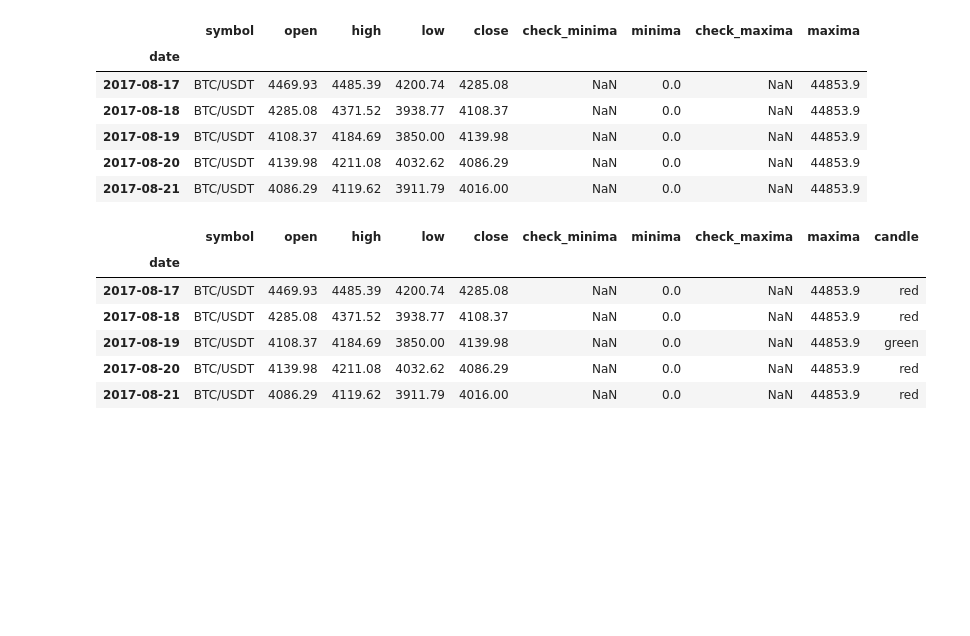
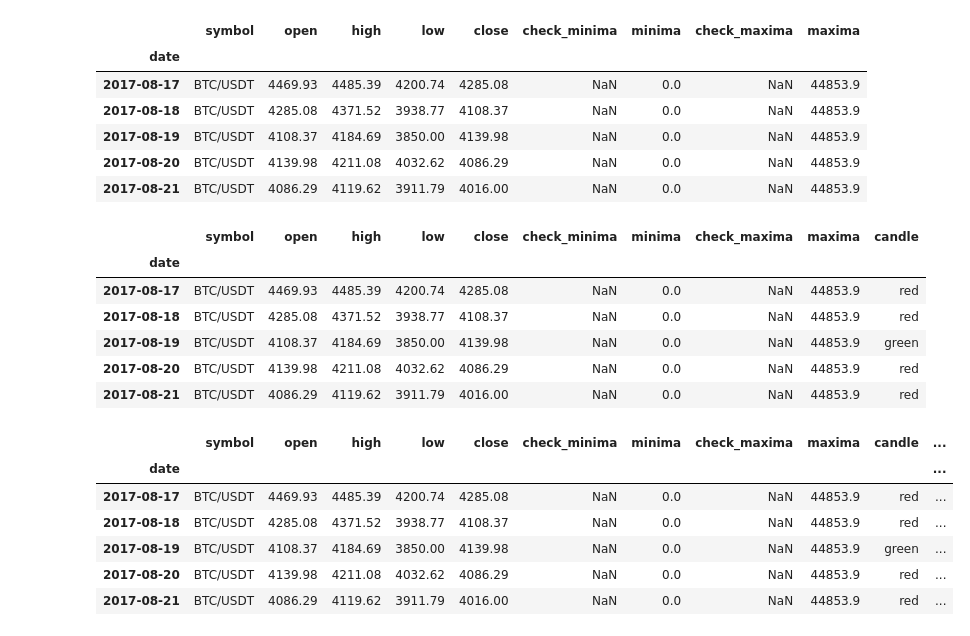
Before and after one commit to adevrent/freqtrade_custom_strats, a Jupyter notebook: python_concepts/orderblocks.ipynb, the cells around one changed output. Saved outputs shown, nothing was run; the diff lists cells and outputs as text; code cells hidden in the pictures; blank space fills up the shorter version.

```diff
--- a/python_concepts/orderblocks.ipynb
+++ b/python_concepts/orderblocks.ipynb
@@ -166,14 +166,22 @@ df.head()
 # %%
 df.loc[
     (df["check_maxima"] == True &
-     df["maxima"] > df["maxima"].shift(periods = 1)
+     (df["maxima"] > df["maxima"].shift(periods = 1))
     ),
 "higher_high"] = True
 
 df.loc[
     (df["check_minima"] == True &
-     df["minima"] < df["minima"].shift(periods = 1)
+     (df["minima"] < df["minima"].shift(periods = 1))
     ),
 "lower_low"] = True
 
 df.head()
+# %% [output]
+|  | symbol | open | high | low | close | check_minima | minima | check_maxima | maxima | candle | ... |
+| date |  |  |  |  |  |  |  |  |  |  | ... |
+| 2017-08-17 | BTC/USDT | 4469.93 | 4485.39 | 4200.74 | 4285.08 | NaN | 0.0 | NaN | 44853.9 | red | ... |
+| 2017-08-18 | BTC/USDT | 4285.08 | 4371.52 | 3938.77 | 4108.37 | NaN | 0.0 | NaN | 44853.9 | red | ... |
+| 2017-08-19 | BTC/USDT | 4108.37 | 4184.69 | 3850.00 | 4139.98 | NaN | 0.0 | NaN | 44853.9 | green | ... |
+| 2017-08-20 | BTC/USDT | 4139.98 | 4211.08 | 4032.62 | 4086.29 | NaN | 0.0 | NaN | 44853.9 | red | ... |
+| 2017-08-21 | BTC/USDT | 4086.29 | 4119.62 | 3911.79 | 4016.00 | NaN | 0.0 | NaN | 44853.9 | red | ... |
```
